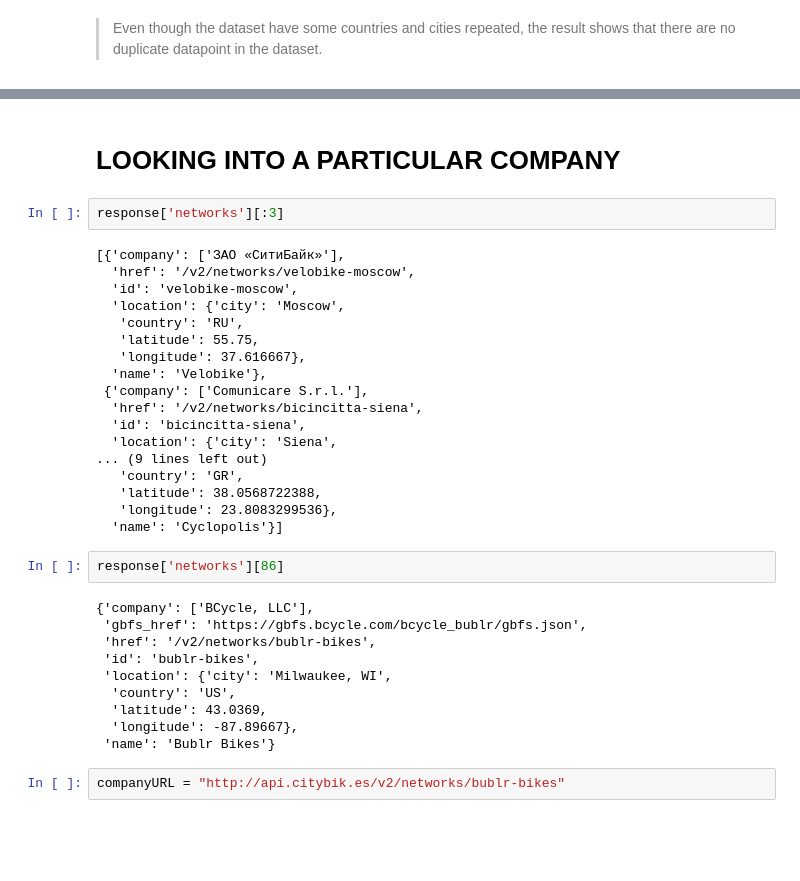
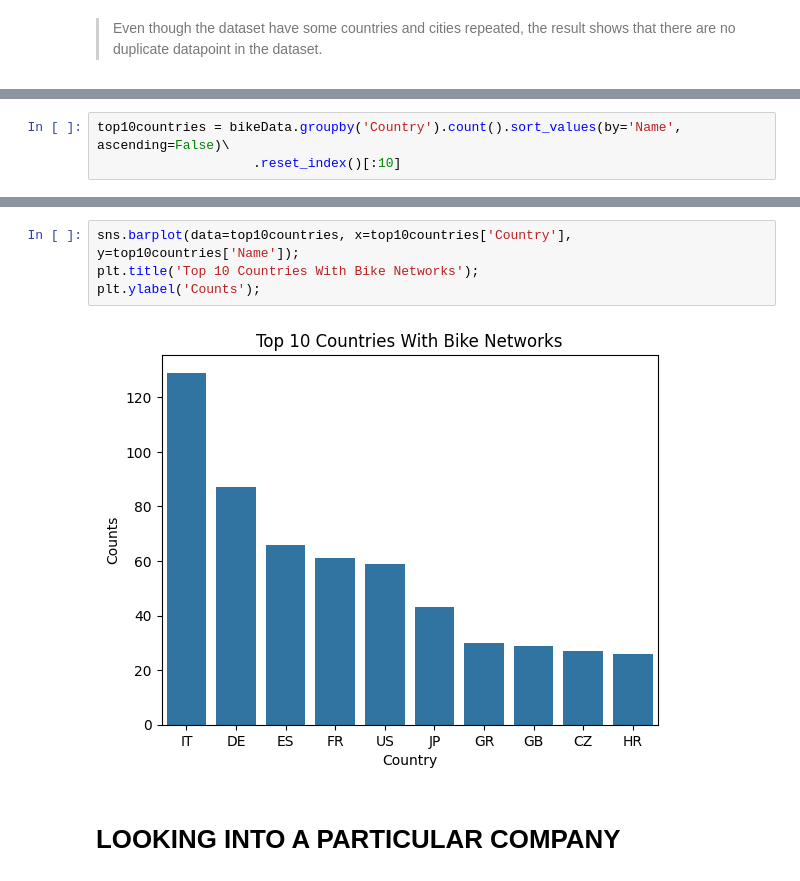
Before and after one commit to AduragbemiOyinlola/CityBike-API, a Jupyter notebook: citybike.ipynb, the cells around one changed output, grey strips where cells are left out. Saved outputs shown, nothing was run; the diff lists cells and outputs as text; blank space fills up the shorter version.

```diff
--- a/citybike.ipynb
+++ b/citybike.ipynb
@@ -146,0 +153,3 @@ bikeData.query('Country == "US"').head(7)
+# %%
+top10countries = bikeData.groupby('Country').count().sort_values(by='Name', ascending=False)\
+                    .reset_index()[:10]
@@ -147,36 +170,8 @@ bikeData.query('Country == "US"').head(7)
+# %%
+sns.barplot(data=top10countries, x=top10countries['Country'], y=top10countries['Name']);
+plt.title('Top 10 Countries With Bike Networks');
+plt.ylabel('Counts');
+# %% [output]
+[figure, added]
 # %% [markdown]
 # **LOOKING INTO A PARTICULAR COMPANY**
-# %%
-response['networks'][:3]
-# %% [output]
-[{'company': ['ЗАО «СитиБайк»'],
-  'href': '/v2/networks/velobike-moscow',
-  'id': 'velobike-moscow',
-  'location': {'city': 'Moscow',
-   'country': 'RU',
-   'latitude': 55.75,
-   'longitude': 37.616667},
-  'name': 'Velobike'},
- {'company': ['Comunicare S.r.l.'],
-  'href': '/v2/networks/bicincitta-siena',
-  'id': 'bicincitta-siena',
-  'location': {'city': 'Siena',
-... (9 lines left out)
-   'country': 'GR',
-   'latitude': 38.0568722388,
-   'longitude': 23.8083299536},
-  'name': 'Cyclopolis'}]
-# %%
-response['networks'][86]
-# %% [output]
-{'company': ['BCycle, LLC'],
- 'gbfs_href': 'https://gbfs.bcycle.com/bcycle_bublr/gbfs.json',
- 'href': '/v2/networks/bublr-bikes',
- 'id': 'bublr-bikes',
- 'location': {'city': 'Milwaukee, WI',
-  'country': 'US',
-  'latitude': 43.0369,
-  'longitude': -87.89667},
- 'name': 'Bublr Bikes'}
-# %%
-companyURL = "http://api.citybik.es/v2/networks/bublr-bikes"
```
Also changed, not shown: parts of 11 cells of this notebook.
